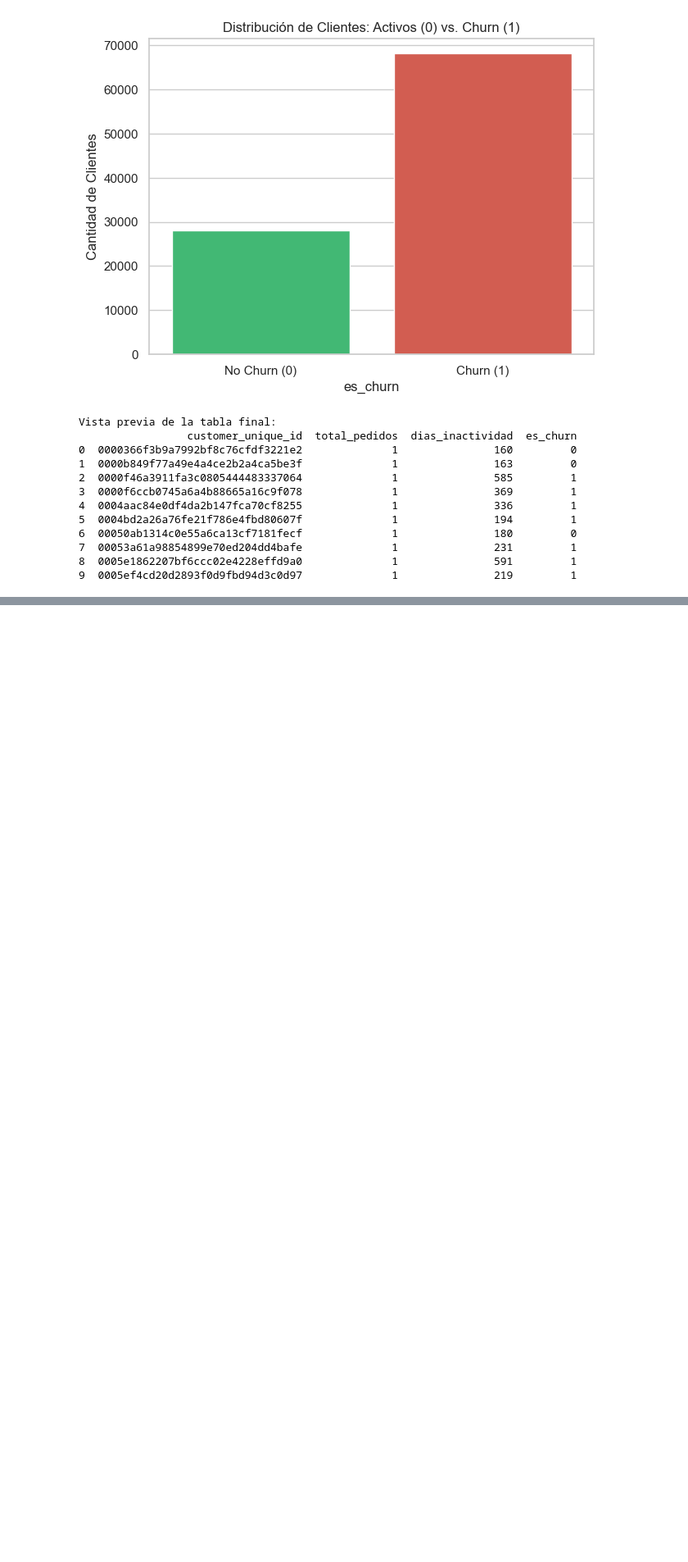
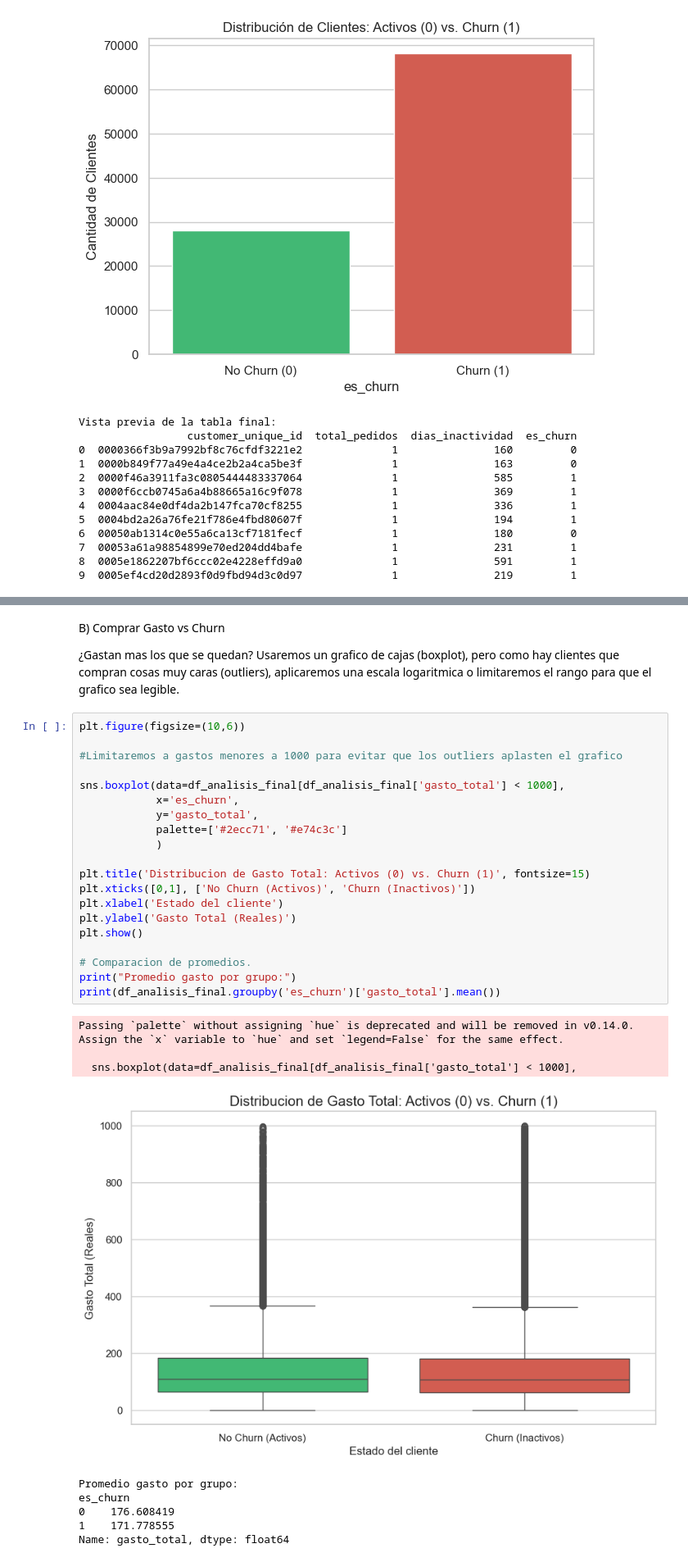
Before and after one commit to wilhayla/THE_HATCH_DATA_SCIENCE_OLIST_CHALLENGE, a Jupyter notebook: notbooks/02_feature_engineering.ipynb, the cells around one changed output, grey strips where cells are left out. Shown at 82% size. Cells and saved outputs as stored; diff of their text form; blank space fills up the shorter version.

Commit message:
Markdown - Interpretacion grafico Distribucion de Gasto Total.

```diff
--- a/notbooks/02_feature_engineering.ipynb
+++ b/notbooks/02_feature_engineering.ipynb
@@ -444,0 +448,34 @@ df_analisis_final = pd.merge(
+# %% [markdown]
+B) Comprar Gasto vs Churn
+
+¿Gastan mas los que se quedan? Usaremos un grafico de cajas (boxplot), pero como hay clientes que compran cosas muy caras (outliers), aplicaremos una escala logaritmica o limitaremos el rango para que el grafico sea legible.
+# %%
+plt.figure(figsize=(10,6))
+
+#Limitaremos a gastos menores a 1000 para evitar que los outliers aplasten el grafico
+
+sns.boxplot(data=df_analisis_final[df_analisis_final['gasto_total'] < 1000],
+            x='es_churn',
+            y='gasto_total',
+            palette=['#2ecc71', '#e74c3c']
+            )
+
+plt.title('Distribucion de Gasto Total: Activos (0) vs. Churn (1)', fontsize=15)
+plt.xticks([0,1], ['No Churn (Activos)', 'Churn (Inactivos)'])
+plt.xlabel('Estado del cliente')
+plt.ylabel('Gasto Total (Reales)')
+plt.show()
+
+# Comparacion de promedios.
+print("Promedio gasto por grupo:")
+print(df_analisis_final.groupby('es_churn')['gasto_total'].mean())
+# %% [output]
+Passing `palette` without assigning `hue` is deprecated and will be removed in v0.14.0. Assign the `x` variable to `hue` and set `legend=False` for the same effect.
+
+  sns.boxplot(data=df_analisis_final[df_analisis_final['gasto_total'] < 1000],
+[figure, added]
+Promedio gasto por grupo:
+es_churn
+0    176.608419
+1    171.778555
+Name: gasto_total, dtype: float64
```
Also changed, not shown: parts of 5 cells of this notebook.
